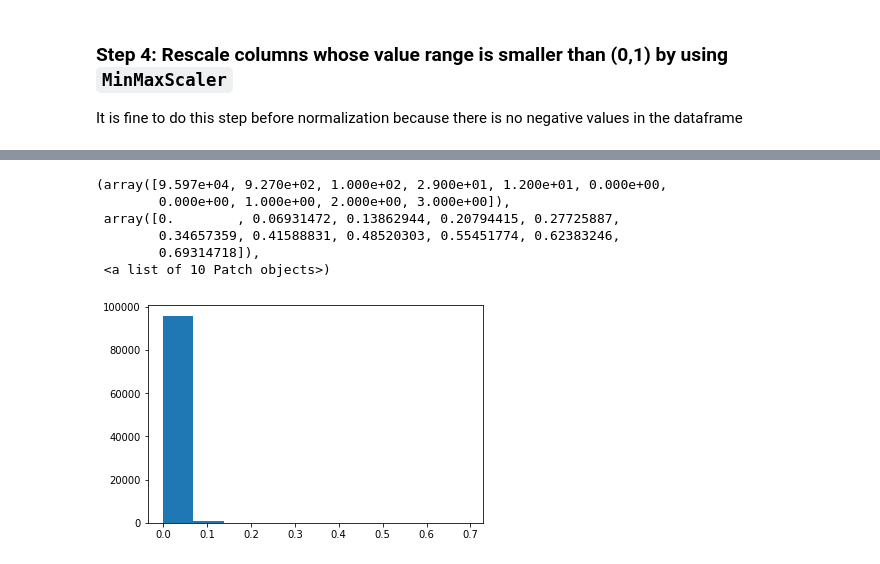
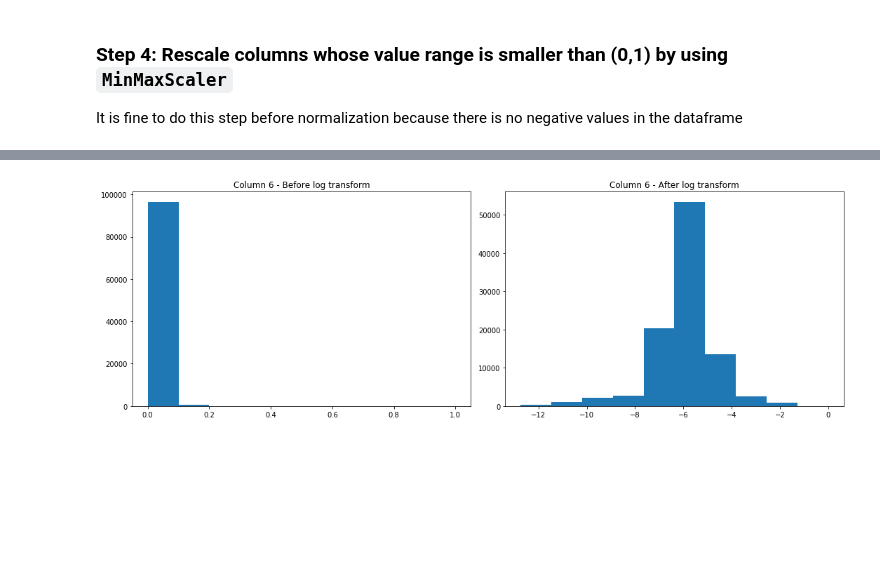
Before and after one commit to yanniey/Birkbeck-Applied-Machine-Learning, a Jupyter notebook: Project/Preprocessing.ipynb, the cells around one changed output, grey strips where cells are left out. Drawn from its saved outputs; the diff is of its cells as text; code cells hidden in the pictures; blank space fills up the shorter version.

```diff
--- a/Project/Preprocessing.ipynb
+++ b/Project/Preprocessing.ipynb
@@ -241,10 +316,13 @@ df_with_log_transformed_cols.head()
-# %%
-plt.hist(df_with_log_transformed_cols["6"])
-# %% [output]
-(array([9.597e+04, 9.270e+02, 1.000e+02, 2.900e+01, 1.200e+01, 0.000e+00,
-        0.000e+00, 1.000e+00, 2.000e+00, 3.000e+00]),
- array([0.        , 0.06931472, 0.13862944, 0.20794415, 0.27725887,
-        0.34657359, 0.41588831, 0.48520303, 0.55451774, 0.62383246,
-        0.69314718]),
- <a list of 10 Patch objects>)
-[figure, removed]
+# %%
+# An example of a column before vs after log transformation
+fig=plt.figure(figsize=(15,5))
+plt.subplot(1, 2, 1)
+plt.title("Column 6 - Before log transform")
+plt.hist(df_with_normalised_cols["6"])
+plt.subplot(1, 2, 2)
+plt.title("Column 6 - After log transform")
+plt.hist(df_with_log_transformed_cols["6"])
+plt.tight_layout()
+plt.show()
+# %% [output]
+[figure, added]
```
Also changed, not shown: parts of 33 cells of this notebook, 4 other files.
